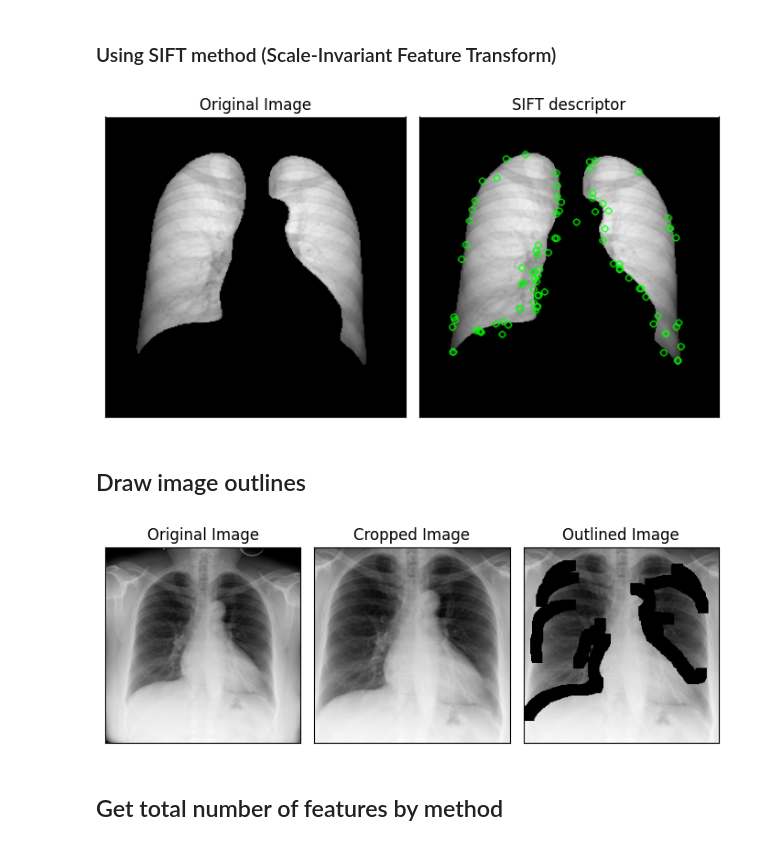
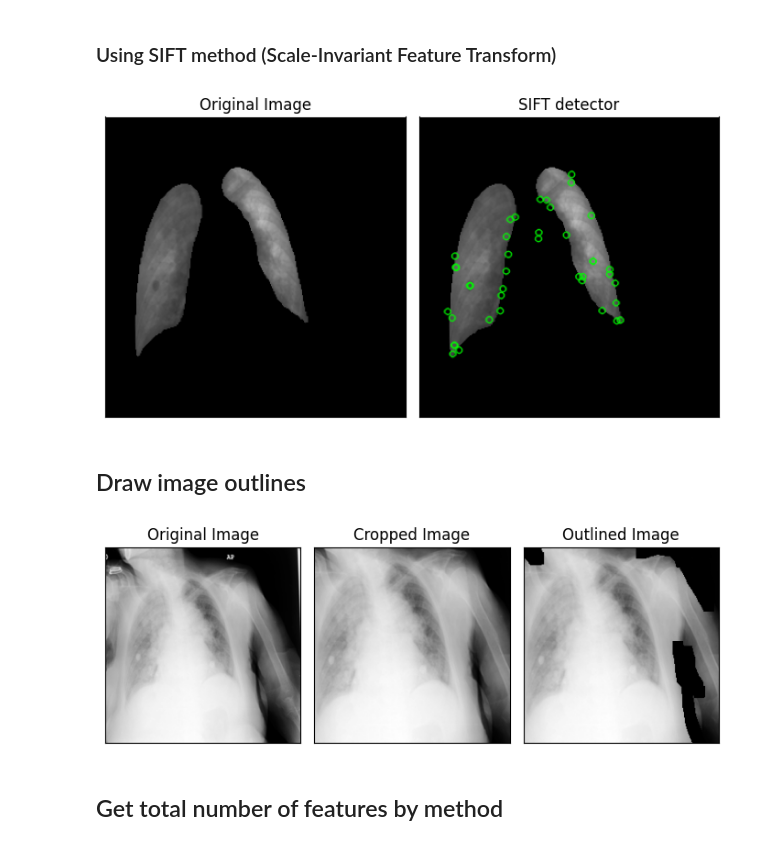
Before and after one commit to rehabaam/ds_covid19_project, a Jupyter notebook: notebooks/2.3_Exploring_featuresy_mask.ipynb, the cells around one changed output. Cells and saved outputs as stored; diff of their text form; code cells hidden in the pictures.

```diff
--- a/notebooks/2.3_Exploring_featuresy_mask.ipynb
+++ b/notebooks/2.3_Exploring_featuresy_mask.ipynb
@@ -22,8 +22,8 @@ from src.preprocessing.image_preprocessor import *
 # %% [markdown]
 ### Using a sample image
 # %%
-image_path = raw_data_dir+'/Normal/images/Normal-16.png'
-mask_path = raw_data_dir+'/Normal/masks/Normal-16.png'
+image_path = raw_data_dir+'/COVID/images/COVID-3411.png'
+mask_path = raw_data_dir+'/COVID/masks/COVID-3411.png'
 
 image = apply_image_mask(image_path, mask_path)
 # %% [markdown]
@@ -92,9 +92,9 @@ plot_images(images,['Original Image', 'ORB descriptor'])
 ### Using SIFT method (Scale-Invariant Feature Transform)
 # %%
 images = get_features(image,'SIFT')
-plot_images(images,['Original Image', 'SIFT descriptor'])
+plot_images(images,['Original Image', 'SIFT detector'])
 # %% [output]
-[figure, old version]
+[figure, new version]
 # %% [markdown]
 ## Draw image outlines
 # %%
@@ -103,7 +103,7 @@ outlined_image = add_outline(cropped_image)
 sgmnt_image = segment_image(outlined_image, outlined_image)
 plot_images([original_image, cropped_image, sgmnt_image], ['Original Image', 'Cropped Image', 'Outlined Image'])
 # %% [output]
-[figure, old version]
+[figure, new version]
 # %% [markdown]
 ## Get total number of features by method
 # %% [markdown]
```
Also changed, not shown: parts of 10 cells of this notebook, 1 other file.
